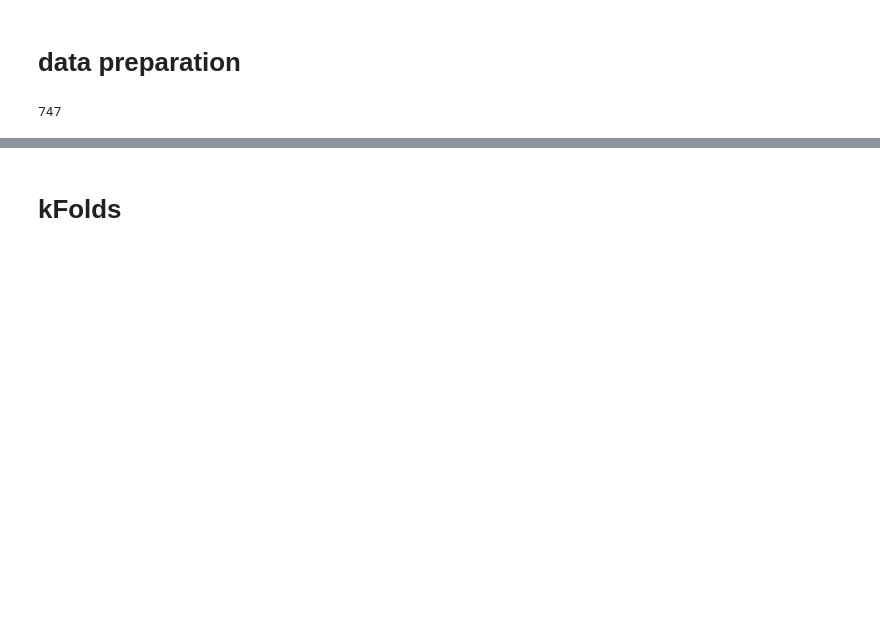
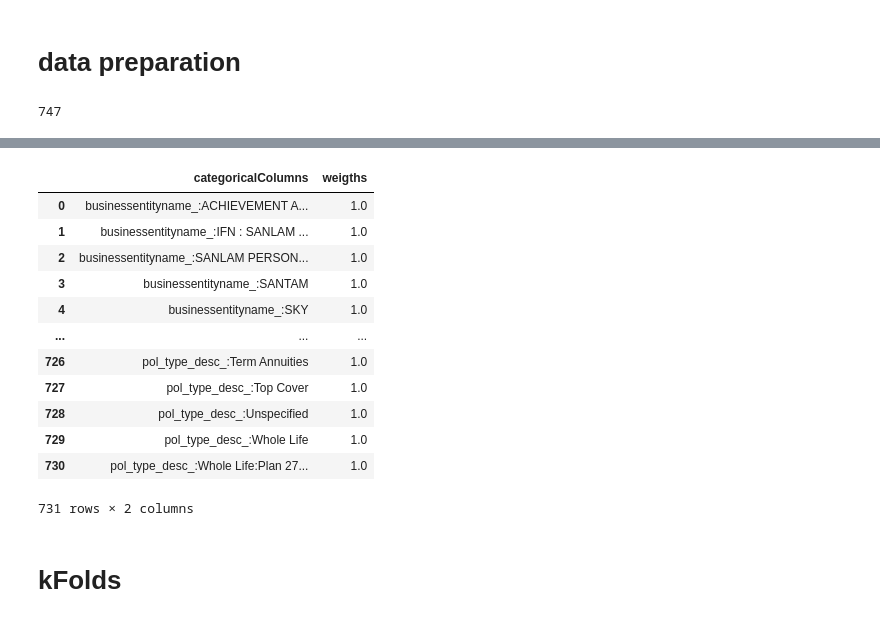
Before and after one commit to Christine-H-code/MetriclessRecommender, a Jupyter notebook: testing/run_functions.ipynb, the cells around one changed output, grey strips where cells are left out. Cells and saved outputs as stored; diff of their text form; code cells hidden in the pictures; blank space fills up the shorter version.

```diff
--- a/testing/run_functions.ipynb
+++ b/testing/run_functions.ipynb
@@ -69,3 +179,22 @@ len(aggTrainingData.columns)
+# %%
+jw_test = pd.DataFrame()
+
+jw_test['categoricalColumns'] = aggTestData.set_index(idColumnName).iloc[:,:nCategoricalColumnsTest].columns
+pd.merge(jw_test,jw_newnew,how="left",on='categoricalColumns')
+# %% [output]
+|  | categoricalColumns | weigths |
+| 0 | businessentityname_:ACHIEVEMENT A... | 1.0 |
+| 1 | businessentityname_:IFN : SANLAM ... | 1.0 |
+| 2 | businessentityname_:SANLAM PERSON... | 1.0 |
+| 3 | businessentityname_:SANTAM | 1.0 |
+| 4 | businessentityname_:SKY | 1.0 |
+| ... | ... | ... |
+| 726 | pol_type_desc_:Term Annuities | 1.0 |
+| 727 | pol_type_desc_:Top Cover | 1.0 |
+| 728 | pol_type_desc_:Unspecified | 1.0 |
+| 729 | pol_type_desc_:Whole Life | 1.0 |
+| 730 | pol_type_desc_:Whole Life:Plan 27... | 1.0 |
+731 rows × 2 columns
 # %% [markdown]
 # kFolds
 # %%
```
Also changed, not shown: parts of 14 cells of this notebook, 1 other file.
